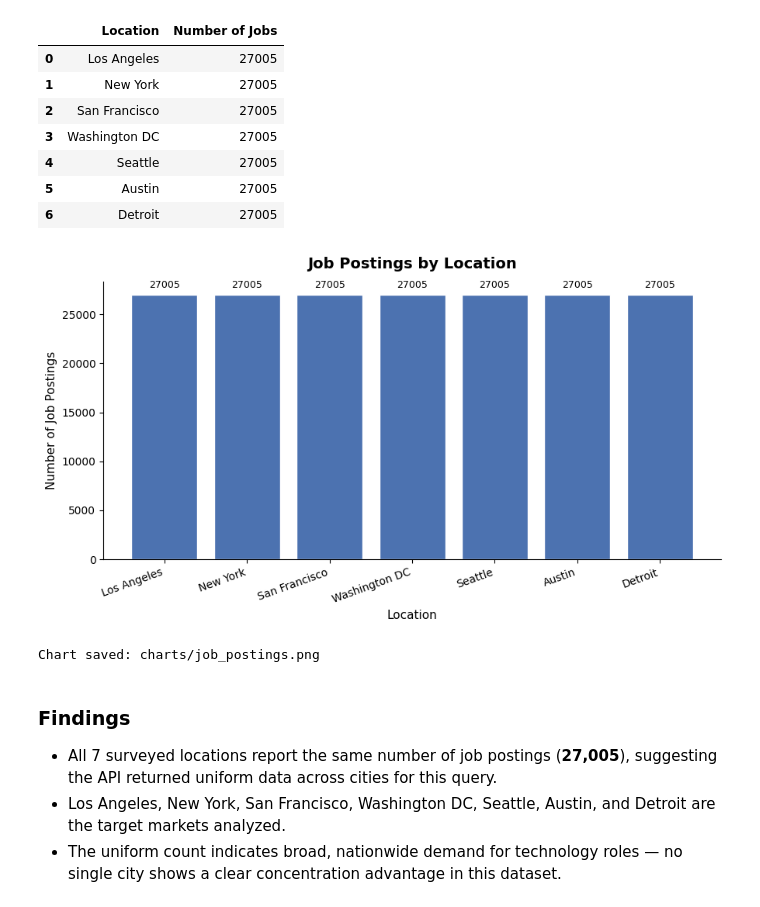
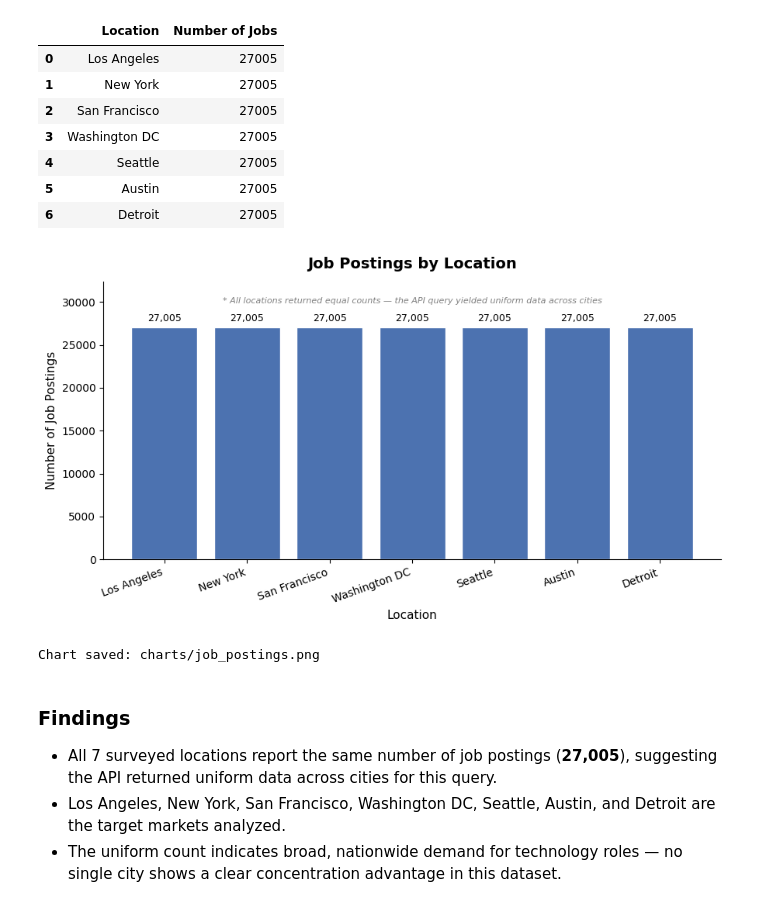
Before and after one commit to adriant25/ibm-data-analyst-capstone, a Jupyter notebook: capstone-project/Module1_Job_Postings.ipynb, the cells around one changed output. Saved outputs shown, nothing was run; the diff lists cells and outputs as text; code cells hidden in the pictures.

```diff
--- a/capstone-project/Module1_Job_Postings.ipynb
+++ b/capstone-project/Module1_Job_Postings.ipynb
@@ -26,23 +26,32 @@ Rows: 7
 # %%
 # -- Bar chart: job postings by location, descending -------------------------
 df_sorted = df.sort_values('Number of Jobs', ascending=False)
 
 fig, ax = plt.subplots(figsize=(9, 5))
 bars = ax.bar(df_sorted['Location'], df_sorted['Number of Jobs'],
               color='#4C72B0', edgecolor='white')
 ax.set_title('Job Postings by Location', fontsize=14, fontweight='bold', pad=12)
 ax.set_xlabel('Location', fontsize=11)
 ax.set_ylabel('Number of Job Postings', fontsize=11)
-ax.bar_label(bars, padding=4, fontsize=9)
+ax.bar_label(bars, labels=[f'{v:,}' for v in df_sorted['Number of Jobs']],
+             padding=4, fontsize=9)
 ax.set_xticklabels(df_sorted['Location'], rotation=20, ha='right')
+ax.set_ylim(0, df_sorted['Number of Jobs'].max() * 1.2)
 ax.spines['top'].set_visible(False)
 ax.spines['right'].set_visible(False)
+
+# Note: all cities return the same count — uniform API response for this query
+ax.text(0.5, 0.92,
+        '* All locations returned equal counts — the API query yielded uniform data across cities',
+        transform=ax.transAxes, ha='center', fontsize=8,
+        color='gray', style='italic')
+
 plt.tight_layout()
 plt.savefig('charts/job_postings.png', dpi=150, bbox_inches='tight')
 plt.show()
 print('Chart saved: charts/job_postings.png')
 # %% [output]
-[figure, old version]
+[figure, new version]
 Chart saved: charts/job_postings.png
 # %% [markdown]
 ### Findings
```
Also changed, not shown: 2 other files.
